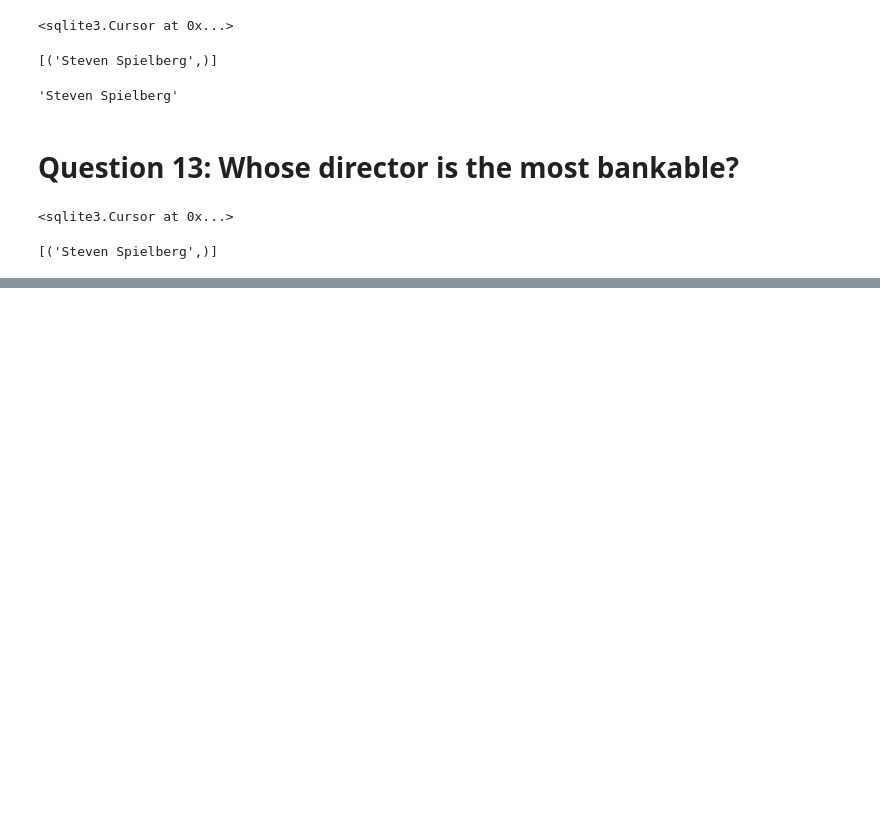
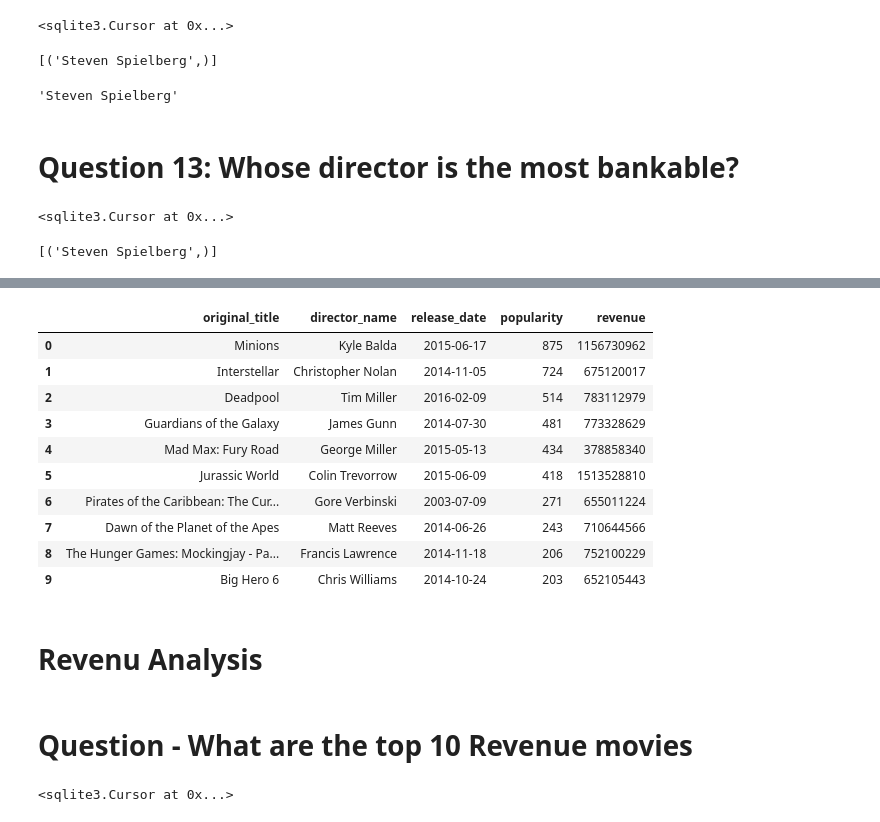
Before and after one commit to sujataprasad01/SQL-Query-IMDB-Dataset-Analysis, a Jupyter notebook: Project1_SQL_Query_IMDB_Dataset_Analysis.ipynb, the cells around one changed output, grey strips where cells are left out. Drawn from its saved outputs; the diff is of its cells as text; code cells hidden in the pictures; blank space fills up the shorter version.

```diff
--- a/Project1_SQL_Query_IMDB_Dataset_Analysis.ipynb
+++ b/Project1_SQL_Query_IMDB_Dataset_Analysis.ipynb
@@ -485,0 +540,2 @@ mostbankable_director
+# %%
+highest_popularity_movie=cur.fetchall()
@@ -485,0 +562,24 @@ mostbankable_director
+# %%
+df5=pd.DataFrame(highest_popularity_movie, columns=['original_title', 'director_name', 'release_date', 'popularity', 'revenue'])
+# %%
+df5
+# %% [output]
+|  | original_title | director_name | release_date | popularity | revenue |
+| 0 | Minions | Kyle Balda | 2015-06-17 | 875 | 1156730962 |
+| 1 | Interstellar | Christopher Nolan | 2014-11-05 | 724 | 675120017 |
+| 2 | Deadpool | Tim Miller | 2016-02-09 | 514 | 783112979 |
+| 3 | Guardians of the Galaxy | James Gunn | 2014-07-30 | 481 | 773328629 |
+| 4 | Mad Max: Fury Road | George Miller | 2015-05-13 | 434 | 378858340 |
+| 5 | Jurassic World | Colin Trevorrow | 2015-06-09 | 418 | 1513528810 |
+| 6 | Pirates of the Caribbean: The Cur... | Gore Verbinski | 2003-07-09 | 271 | 655011224 |
+| 7 | Dawn of the Planet of the Apes | Matt Reeves | 2014-06-26 | 243 | 710644566 |
+| 8 | The Hunger Games: Mockingjay - Pa... | Francis Lawrence | 2014-11-18 | 206 | 752100229 |
+| 9 | Big Hero 6 | Chris Williams | 2014-10-24 | 203 | 652105443 |
+# %% [markdown]
+# Revenu Analysis
+# %% [markdown]
+# Question - What are the top 10 Revenue movies
+# %%
+cur.execute('SELECT original_title, name, release_date, revenue FROM movies JOIN directors ON movies.director_id=directors.id ORDER BY revenue DESC limit 10')
+# %% [output]
+<sqlite3.Cursor at 0x...>
```
Also changed, not shown: parts of 40 cells of this notebook.
